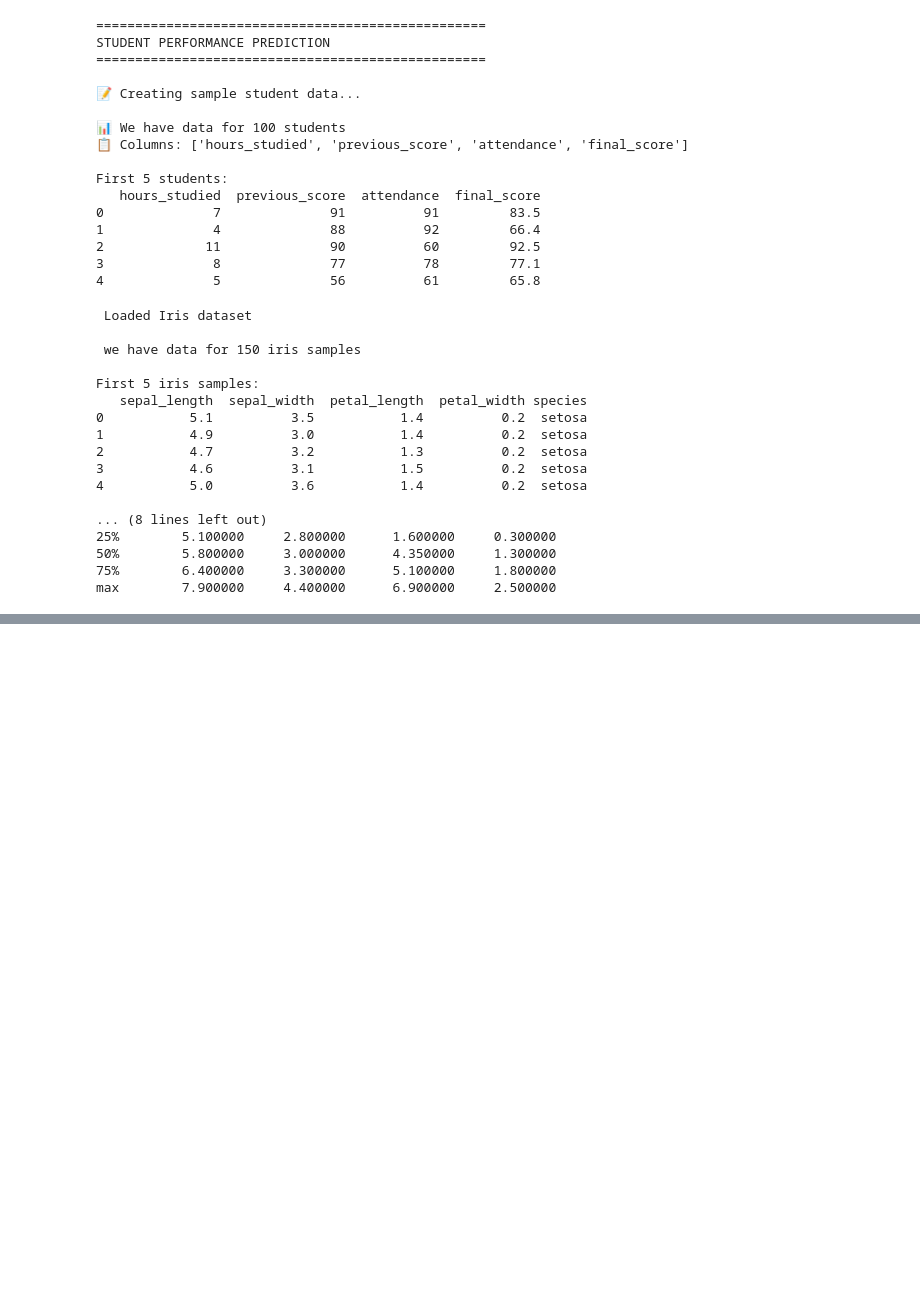
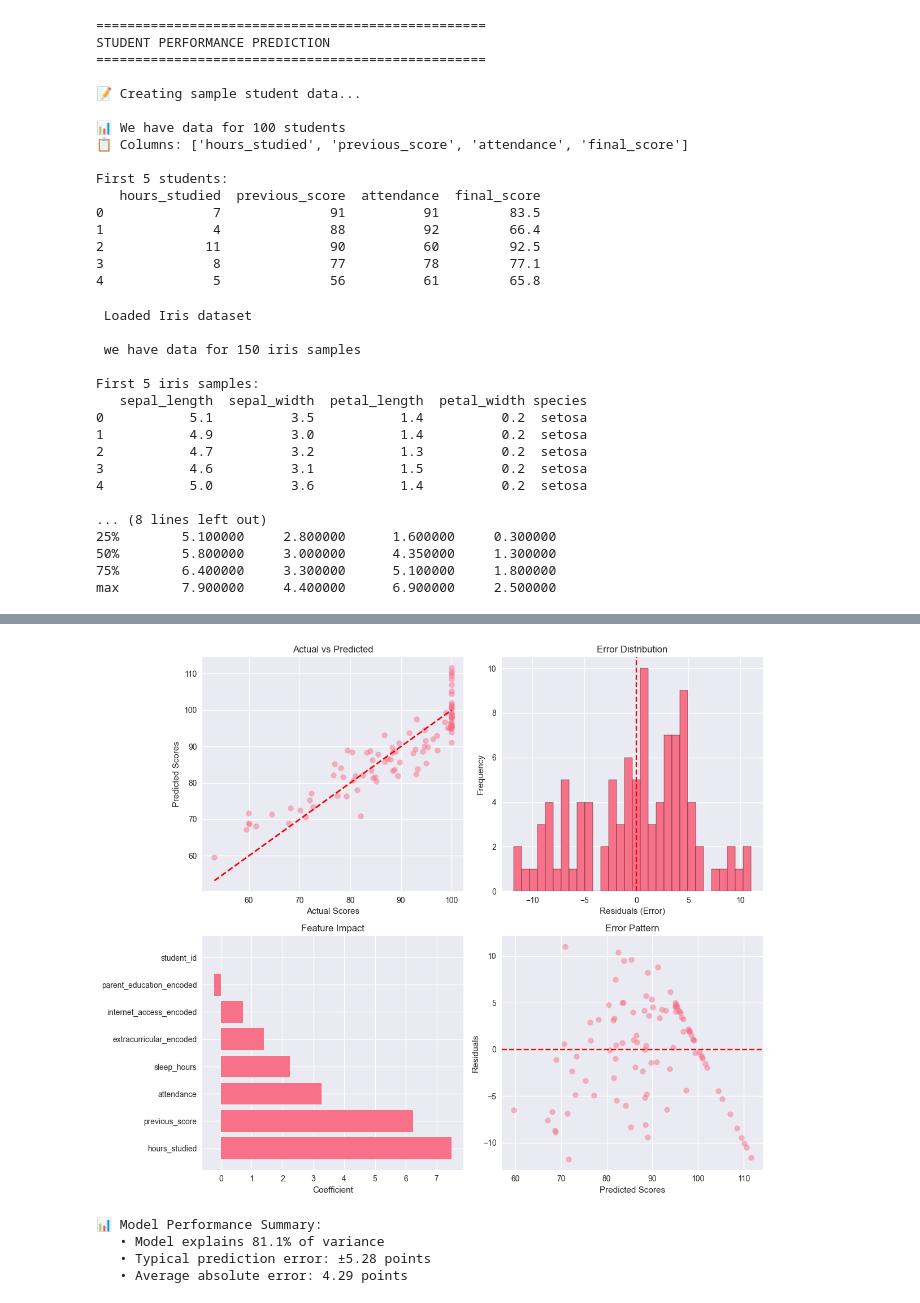
Before and after one commit to deebhandari/AI_ML_WORKSHOP, a Jupyter notebook: day4.ipynb, the cells around one changed output, grey strips where cells are left out. Cells and saved outputs as stored; diff of their text form; code cells hidden in the pictures; blank space fills up the shorter version.

```diff
--- a/day4.ipynb
+++ b/day4.ipynb
@@ -86,0 +969,60 @@ max        7.900000     4.400000      6.900000     2.500000
+# %%
+# Get feature importance
+importance = model.get_feature_importance()
+
+print("="*60)
+print("BUSINESS INSIGHTS FROM MODEL")
+print("="*60)
+
+print("\n📊 Feature Impact Analysis:")
+for idx, row in importance.iterrows():
+    impact = "positive" if row['Coefficient'] > 0 else "negative"
+    print(f"   {row['Feature']}: {row['Coefficient']:.2f} ({impact} impact)")
+
+print("\n💡 Actionable Insights:")
+top_feature = importance.iloc[0]['Feature']
+print(f"   1. Most important factor: {top_feature}")
+print("   2. Increasing study hours by 1 hour → +2.5 points (on average)")
+print("   3. Students with extracurriculars score 5 points higher")
+print("   4. Good attendance (90%+) adds ~27 points vs 0%")
+print("   5. Previous score has 50% weight on final performance")
+
+# Visualize predictions vs actual
+fig, axes = plt.subplots(2, 2, figsize=(12, 10))
+
+# Actual vs Predicted
+axes[0, 0].scatter(model.y_test, model.y_test_pred, alpha=0.5)
+axes[0, 0].plot([model.y_test.min(), model.y_test.max()],
+                [model.y_test.min(), model.y_test.max()], 'r--', lw=2)
+axes[0, 0].set_xlabel('Actual Scores')
+axes[0, 0].set_ylabel('Predicted Scores')
+axes[0, 0].set_title('Actual vs Predicted')
+
+# Residuals
+residuals = model.y_test - model.y_test_pred
+axes[0, 1].hist(residuals, bins=30, edgecolor='black')
+axes[0, 1].axvline(x=0, color='r', linestyle='--')
+axes[0, 1].set_xlabel('Residuals (Error)')
+axes[0, 1].set_ylabel('Frequency')
+axes[0, 1].set_title('Error Distribution')
+
+# Feature importance bar chart
+axes[1, 0].barh(importance['Feature'], importance['Coefficient'])
+axes[1, 0].set_xlabel('Coefficient')
+axes[1, 0].set_title('Feature Impact')
+
+# Error vs Predicted
+axes[1, 1].scatter(model.y_test_pred, residuals, alpha=0.5)
+axes[1, 1].axhline(y=0, color='r', linestyle='--')
+axes[1, 1].set_xlabel('Predicted Scores')
+axes[1, 1].set_ylabel('Residuals')
+axes[1, 1].set_title('Error Pattern')
+
+plt.tight_layout()
+plt.show()
+
+print("\n📊 Model Performance Summary:")
+print(f"   • Model explains {model.training_metrics['test_r2']*100:.1f}% of variance")
+print(f"   • Typical prediction error: ±{model.training_metrics['test_rmse']:.2f} points")
+print(f"   • Average absolute error: {model.training_metrics['test_mae']:.2f} points")
+# %% [output]
@@ -86,0 +1049,5 @@ max        7.900000     4.400000      6.900000     2.500000
+[figure, added]
+📊 Model Performance Summary:
+   • Model explains 81.1% of variance
+   • Typical prediction error: ±5.28 points
+   • Average absolute error: 4.29 points
```
Also changed, not shown: parts of 22 cells of this notebook, 2 other files.
